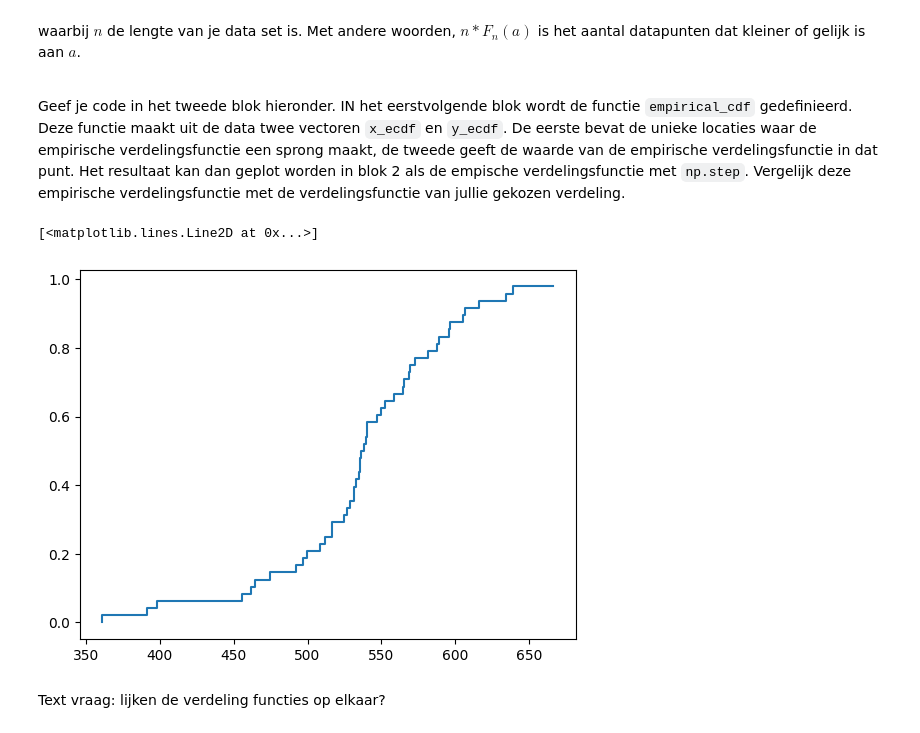
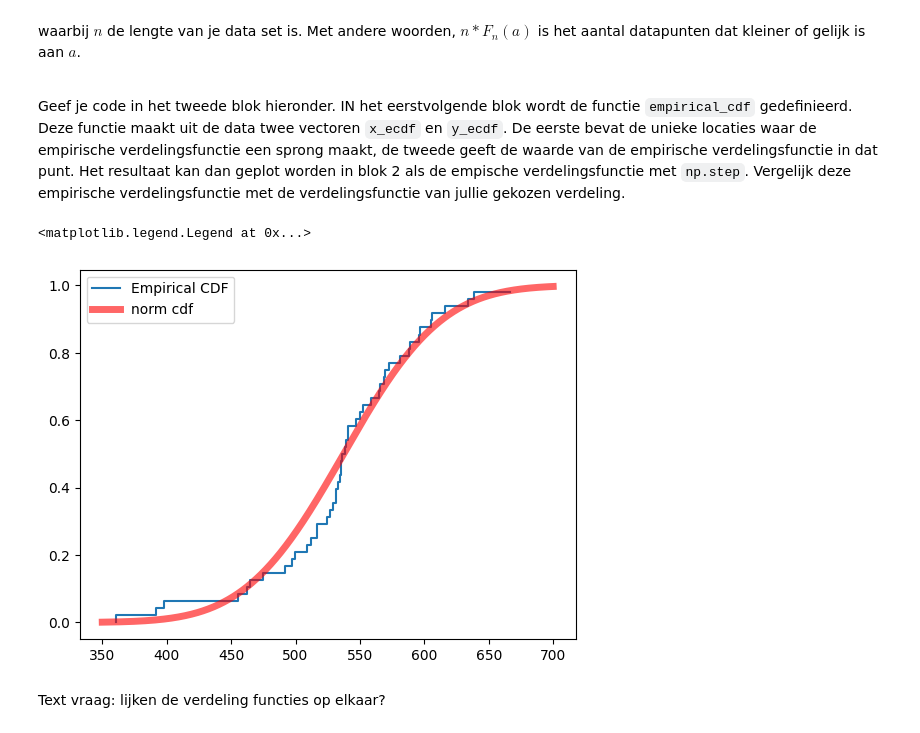
Before and after one commit to Danielle-06/Statistiek-python-opdracht, a Jupyter notebook: Python_opgave_Statistiek.ipynb, the cells around one changed output. Cells and saved outputs as stored; diff of their text form; code cells hidden in the pictures.

```diff
--- a/Python_opgave_Statistiek.ipynb
+++ b/Python_opgave_Statistiek.ipynb
@@ -128,11 +130,16 @@ def empirical_cdf(vector):
 # %%
 fig, ax = plt.subplots(1,1)
 
-ax.step(*empirical_cdf(data))
+
+ax.step(*empirical_cdf(data),label="Empirical CDF")
+ax.plot(x, stats.norm.cdf(x,loc=mu,scale=sigma),
+       'r-', lw=5, alpha=0.6, label='norm cdf')
+plt.legend()
+
 
 # Geef de code voor het plotten van de verdelingsfunctie van jullie gekozen verdeling.
 # %% [output]
-[<matplotlib.lines.Line2D at 0x...>]
+<matplotlib.legend.Legend at 0x...>
-[figure, old version]
+[figure, new version]
 # %% [markdown]
 Text vraag: lijken de verdeling functies op elkaar?
```
Also changed, not shown: parts of 2 cells of this notebook.
